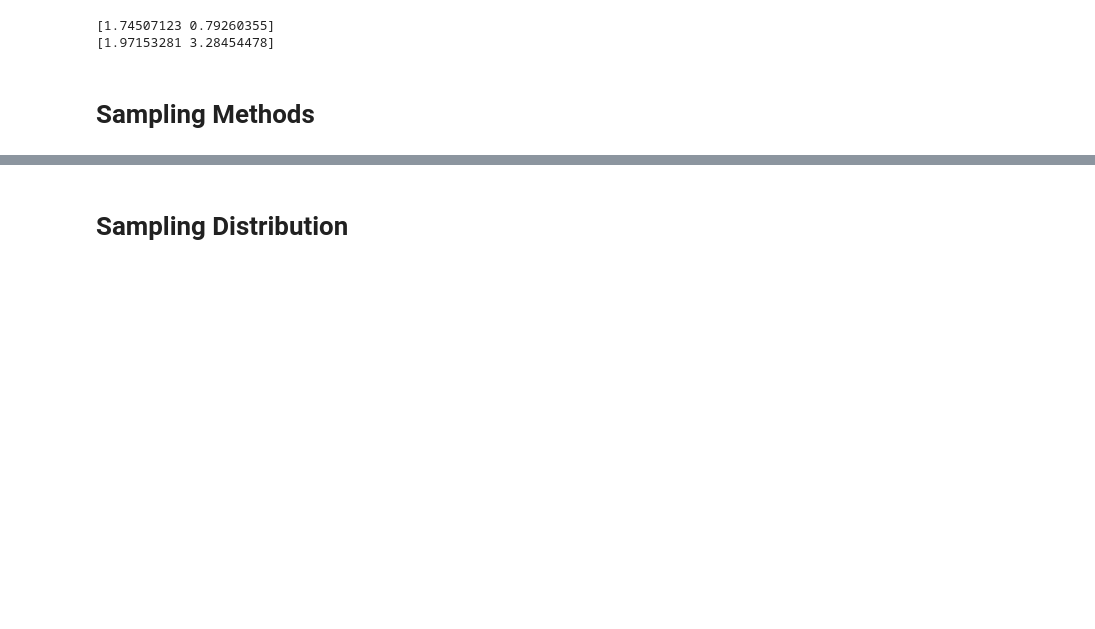
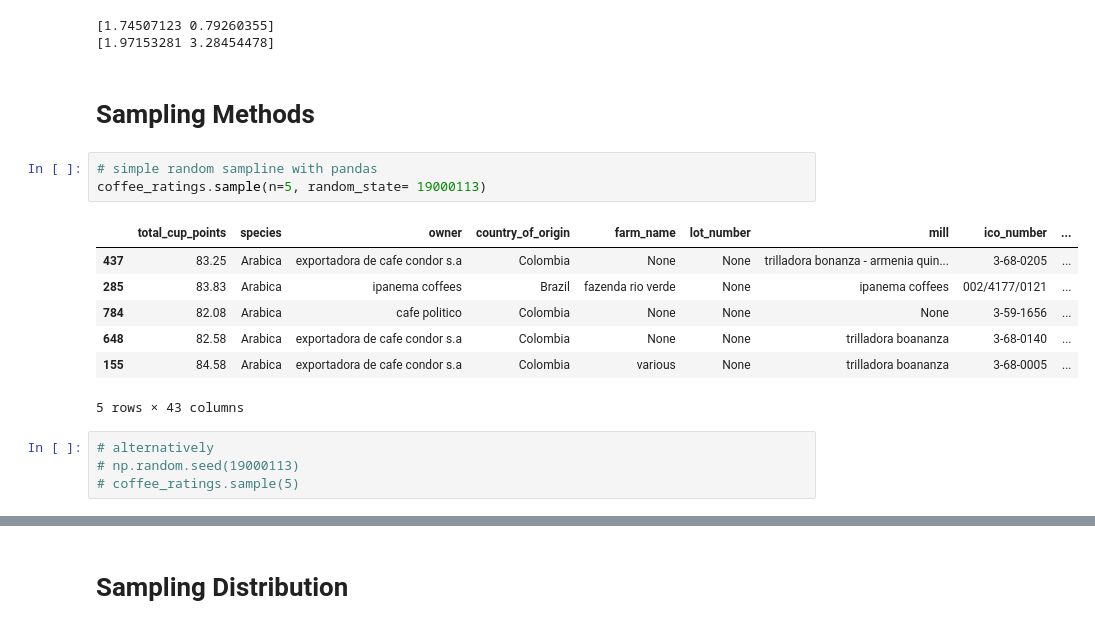
Before and after one commit to Deborah-Jia/datacamp-playground, a Jupyter notebook: Sampling_in_python.ipynb, the cells around one changed output, grey strips where cells are left out. Cells and saved outputs as stored; diff of their text form; blank space fills up the shorter version.

```diff
--- a/Sampling_in_python.ipynb
+++ b/Sampling_in_python.ipynb
@@ -50,3 +50,18 @@ print(np.random.normal(loc =1, scale = 1.5, size =2))
 [1.97153281 3.28454478]
 # %% [markdown]
 # Sampling Methods
+# %%
+# simple random sampline with pandas
+coffee_ratings.sample(n=5, random_state= 19000113)
+# %% [output]
+|  | total_cup_points | species | owner | country_of_origin | farm_name | lot_number | mill | ico_number | ... |
+| 437 | 83.25 | Arabica | exportadora de cafe condor s.a | Colombia | None | None | trilladora bonanza - armenia quin... | 3-68-0205 | ... |
+| 285 | 83.83 | Arabica | ipanema coffees | Brazil | fazenda rio verde | None | ipanema coffees | 002/4177/0121 | ... |
+| 784 | 82.08 | Arabica | cafe politico | Colombia | None | None | None | 3-59-1656 | ... |
+| 648 | 82.58 | Arabica | exportadora de cafe condor s.a | Colombia | None | None | trilladora boananza | 3-68-0140 | ... |
+| 155 | 84.58 | Arabica | exportadora de cafe condor s.a | Colombia | various | None | trilladora boananza | 3-68-0005 | ... |
+5 rows × 43 columns
+# %%
+# alternatively
+# np.random.seed(19000113)
+# coffee_ratings.sample(5)
```
Also changed, not shown: parts of 3 cells of this notebook.
